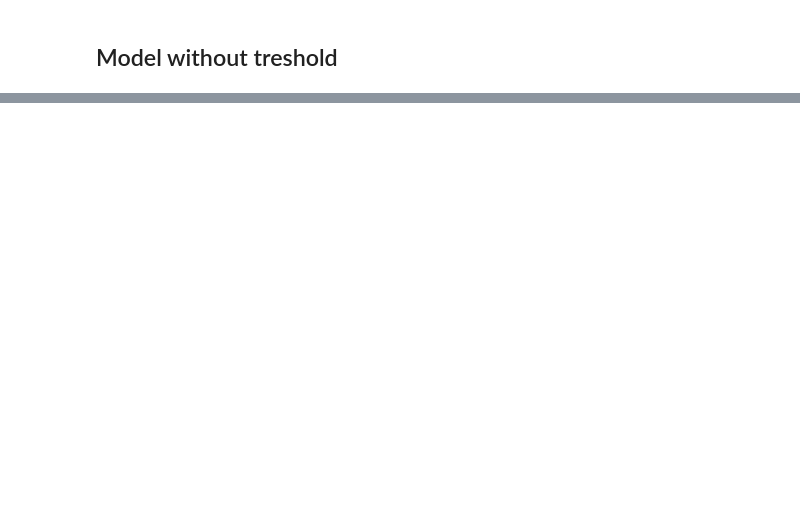
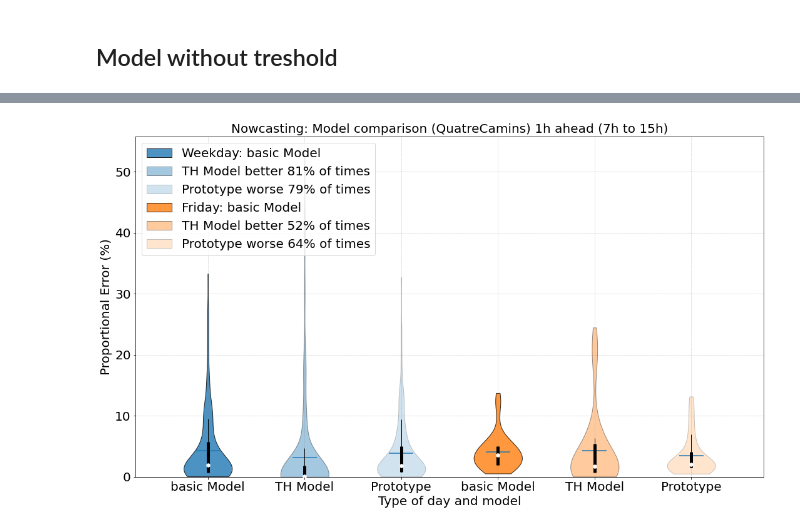
Before and after one commit to aig-upf/car-park, a Jupyter notebook: compare_TH_noTH_violin.ipynb, the cells around one changed output, grey strips where cells are left out. Drawn from its saved outputs; the diff is of its cells as text; code cells hidden in the pictures; blank space fills up the shorter version.

```diff
--- a/compare_TH_noTH_violin.ipynb
+++ b/compare_TH_noTH_violin.ipynb
@@ -628,3 +628,85 @@ plt.show()
+# %%
+data = [tn_running_error_wd.flatten(),tn_running_error_wdTH.flatten(),proto_running_error_wd.flatten(),
+        tn_running_error_fr.flatten(),tn_running_error_frTH.flatten(),proto_running_error_fr.flatten()]
+#,tn_running_error_we.flatten(),tn_running_error_weTH.flatten()]
+
+bd='#1f77b4'
+rd='#ff7f0e'
+gd='#2ca02c'
+color_vec=[bd,rd,gd]
+fig, ax2 = plt.subplots(nrows=1, ncols=1, figsize=(18,10), sharey=True)
+#ax1.set_title('Default violin plot')
+#ax1.set_ylabel('Observed values')
+#ax1.violinplot(data)
+
+ax2.set_title("Nowcasting: Model comparison ("+ current_parking+') 1h ahead ('+str(starting_hour)
+              + 'h to '+ str(ending_hour) +'h)', fontsize=fsize)
+parts = ax2.violinplot(
+        data, showmeans=True, showmedians=False,
+        showextrema=False)
+
+cc=0
+for pc in parts['bodies']:
+    cc=cc+1
+    if cc%3==1:
+        pc.set_facecolor(color_vec[int((cc-1)/3)])
+        pc.set_alpha(.8)
+    elif cc%3==2:
+        pc.set_facecolor(color_vec[int((cc-1)/3)])
+        pc.set_alpha(.4)
+    else:
+        pc.set_facecolor(color_vec[int((cc-1)/3)])
+        pc.set_alpha(.2)
+    pc.set_edgecolor('black')
+
+
+quartile1wd, medianswd, quartile3wd = np.percentile([tn_running_error_wd.flatten(),tn_running_error_wdTH.flatten(),proto_running_error_wd.flatten()], [25, 50, 75], axis=1)
+quartile1fr, mediansfr, quartile3fr = np.percentile([tn_running_error_fr.flatten(),tn_running_error_frTH.flatten(),proto_running_error_fr.flatten()], [25, 50, 75], axis=1)
+#quartile1we, medianswe, quartile3we = np.percentile([tn_running_error_we.flatten(),tn_running_error_weTH.flatten()], [25, 50, 75], axis=1)
+
+#quartile1=np.concatenate((quartile1wd, quartile1fr,quartile1we), axis=0)
+#medians=np.concatenate((medianswd, mediansfr,medianswe), axis=0)
+#quartile3=np.concatenate((quartile3wd, quartile3fr,quartile3we), axis=0)
+
+quartile1=np.concatenate((quartile1wd, quartile1fr), axis=0)
+medians=np.concatenate((medianswd, mediansfr), axis=0)
+quartile3=np.concatenate((quartile3wd, quartile3fr), axis=0)
+
+whiskers = np.array([
+    adjacent_values(sorted_array, q1, q3)
+    for sorted_array, q1, q3 in zip(data, quartile1, quartile3)])
+whiskers_min, whiskers_max = whiskers[:, 0], whiskers[:, 1]
+
+inds = np.arange(1, len(medians) + 1)
+ax2.scatter(inds, medians, marker='o', color='white', s=30, zorder=3)
+ax2.vlines(inds, quartile1, quartile3, color='k', linestyle='-', lw=5)
+ax2.vlines(inds, whiskers_min, whiskers_max, color='k', linestyle='-', lw=1)
+
+
+propTHbetter_wd=sum(tn_running_error_wd.flatten()>tn_running_error_wdTH.flatten())/len(tn_running_error_wd.flatten())
+propTHbetter_fr=sum(tn_running_error_fr.flatten()>tn_running_error_frTH.flatten())/len(tn_running_error_fr.flatten())
+propworseTH_wd=sum(proto_running_error_wd.flatten()>tn_running_error_wdTH.flatten())/len(tn_running_error_wd.flatten())
+propworseTH_fr=sum(proto_running_error_fr.flatten()>tn_running_error_frTH.flatten())/len(tn_running_error_fr.flatten())
+
+
+# set style for the axes
+labels = ['basic Model', 'TH Model','Prototype','basic Model', 'TH Model','Prototype']
+#for ax in [ax1, ax2]:
+set_axis_style(ax2, labels)
+
+#ax2.legend(['Weekday: basic Model','Weekday: TH Model','Friday: basic Model','Friday: TH Model',
+#           'Weekend: basic Model','Weekend: basic Model'], fontsize=fsize)
+
+ax2.legend(['Weekday: basic Model','TH Model better ' +str(int(propTHbetter_wd*100)) +'% of times',
+            'Prototype worse ' +str(int(propworseTH_wd*100)) +'% of times',
+            'Friday: basic Model','TH Model better '+str(int(propTHbetter_fr*100)) +'% of times',
+            'Prototype worse ' +str(int(propworseTH_fr*100)) +'% of times'], fontsize=fsize, loc='upper left')
+#ax2.tick_params(axis='y', labelsize=20)
+#plt.subplots_adjust(bottom=0.15, wspace=0.05)
+plt.show()
+fig.savefig('CompareRunningPredictionError_'+current_parking+'_violin_NOW1h_till'+str(ending_hour) +'hv2.pdf',bbox_inches='tight');
+# %% [output]
+[figure, added]
 # %%
 data = [tn_running_error_wd.flatten(),tn_running_error_wdTH.flatten(),
         tn_running_error_fr.flatten(),tn_running_error_frTH.flatten()]
```
Also changed, not shown: parts of 4 cells of this notebook.
